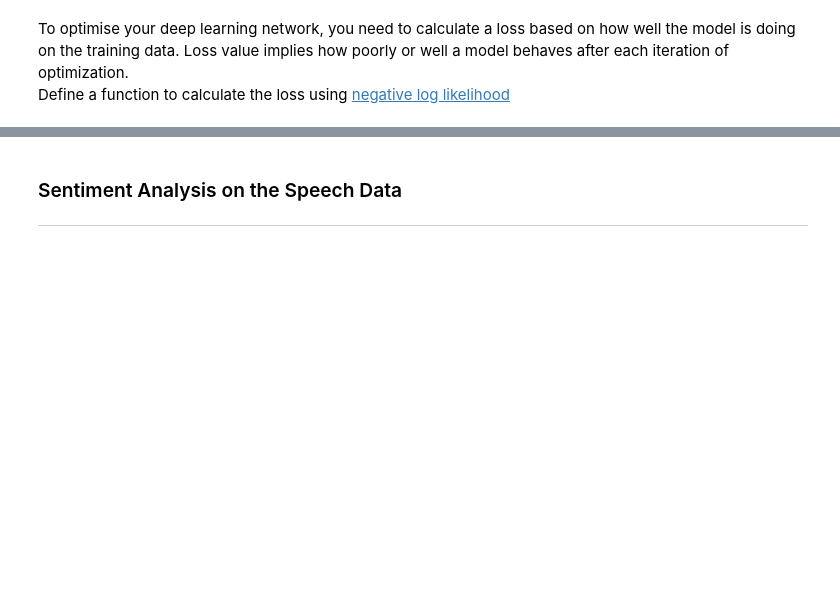
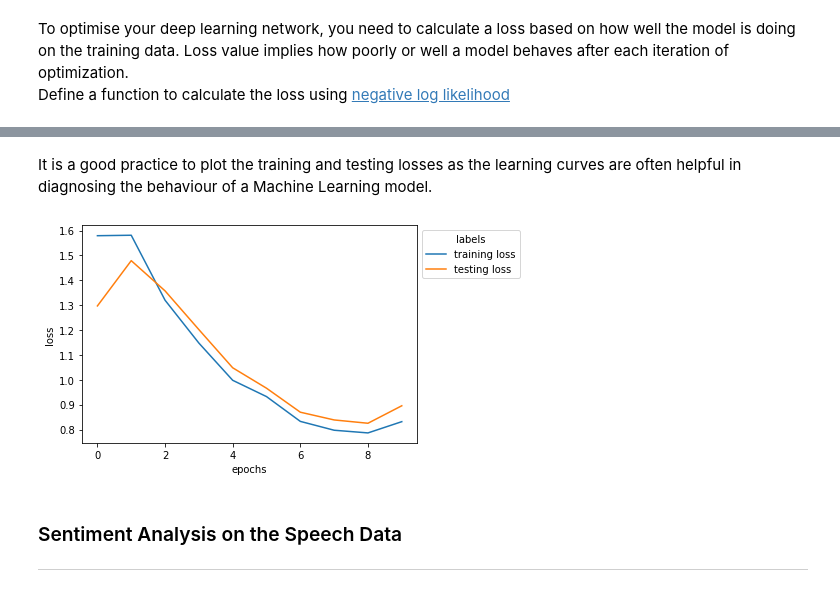
Before and after one commit to Dbhasin1/ethics-tutorial, a Jupyter notebook: tutorials/LSTM.ipynb, the cells around one changed output, grey strips where cells are left out. Drawn from its saved outputs; the diff is of its cells as text; code cells hidden in the pictures; blank space fills up the shorter version.

```diff
--- a/tutorials/LSTM.ipynb
+++ b/tutorials/LSTM.ipynb
@@ -468,3 +487,19 @@ Epoch 12 finished.        Loss : 0.7194154589828043
+# %% [markdown]
+It is a good practice to plot the training and testing losses as the learning curves are often helpful in diagnosing the behaviour of a Machine Learning model.
+# %%
+# plot the training loss
+plt.plot([i for i in range(len(training_losses))], training_losses, label = 'training loss')
+# plot the testing loss
+plt.plot([i for i in range(len(testing_losses))], testing_losses, label = 'testing loss')
+
+# set the x and y labels
+plt.xlabel("epochs")
+plt.ylabel("loss")
+
+plt.legend(title='labels', bbox_to_anchor=(1.0, 1), loc='upper left')
+plt.show()
+# %% [output]
+[figure, added]
 # %% [markdown]
 ### Sentiment Analysis on the Speech Data
 ---
```
Also changed, not shown: parts of 8 cells of this notebook, 1 other file.
